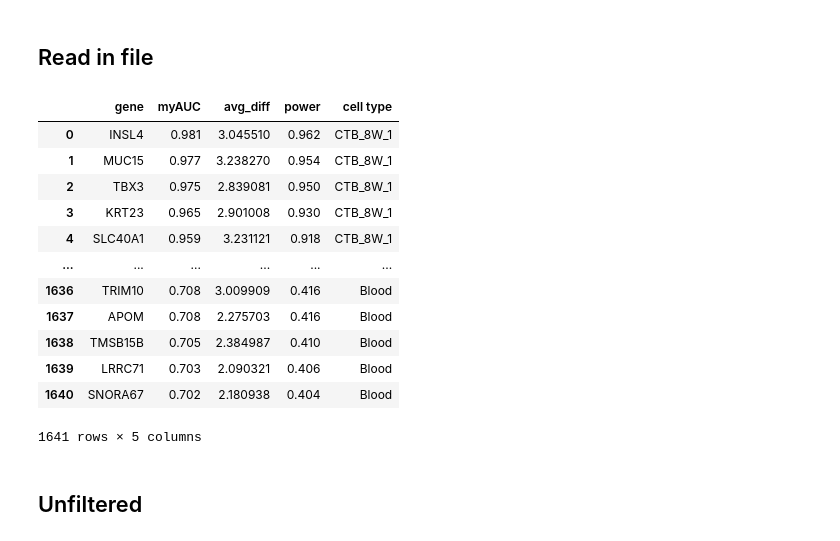
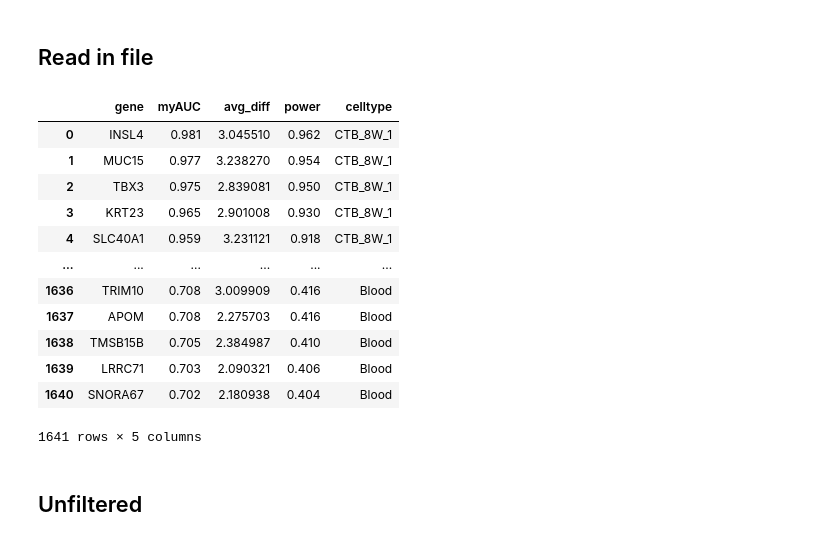
Before and after one commit to sbooeshaghi/llmarkers, a Jupyter notebook: data/placenta_Liu2018/evidence_deg/markers.ipynb, the cells around one changed output. Cells and saved outputs as stored; diff of their text form; code cells hidden in the pictures.

```diff
--- a/data/placenta_Liu2018/evidence_deg/markers.ipynb
+++ b/data/placenta_Liu2018/evidence_deg/markers.ipynb
@@ -22,11 +22,11 @@ table_name = "clean_degs.xlsx" # local name
 # %% [markdown]
 ## Read in file
 # %%
-df = pd.read_excel(table_name, skiprows=1)
+df = pd.read_excel(table_name, skiprows=1).rename(columns={"cell type": "celltype"})
 
 df
 # %% [output]
-|  | gene | myAUC | avg_diff | power | cell type |
+|  | gene | myAUC | avg_diff | power | celltype |
 | 0 | INSL4 | 0.981 | 3.045510 | 0.962 | CTB_8W_1 |
 | 1 | MUC15 | 0.977 | 3.238270 | 0.954 | CTB_8W_1 |
 | 2 | TBX3 | 0.975 | 2.839081 | 0.950 | CTB_8W_1 |
```
Also changed, not shown: parts of 5 cells of this notebook.
